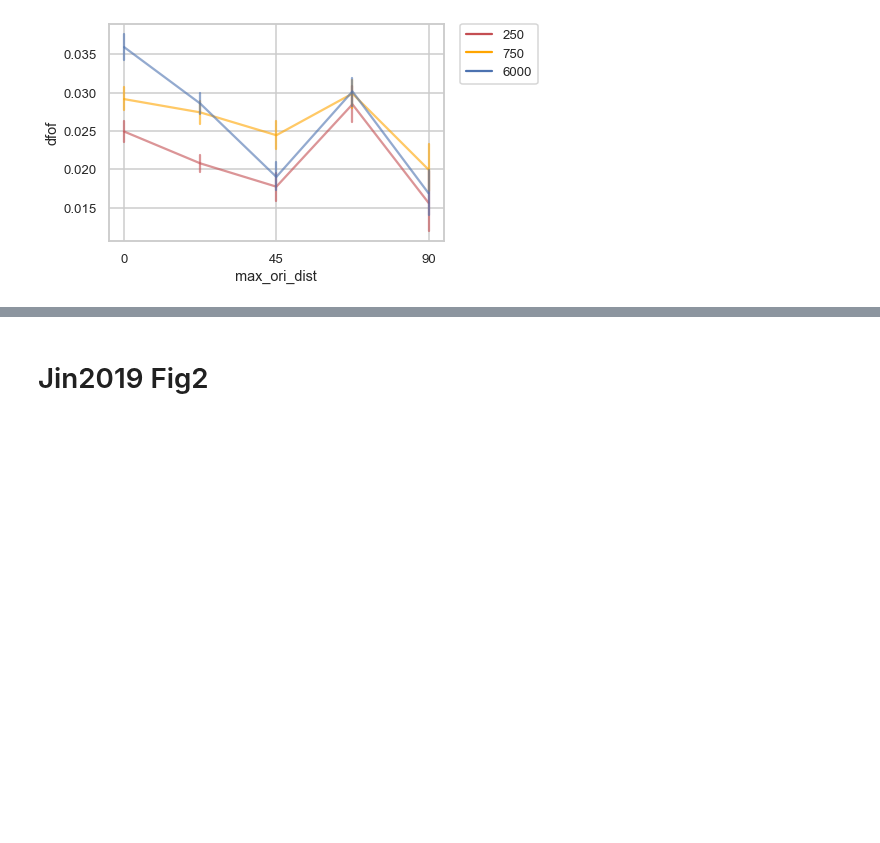
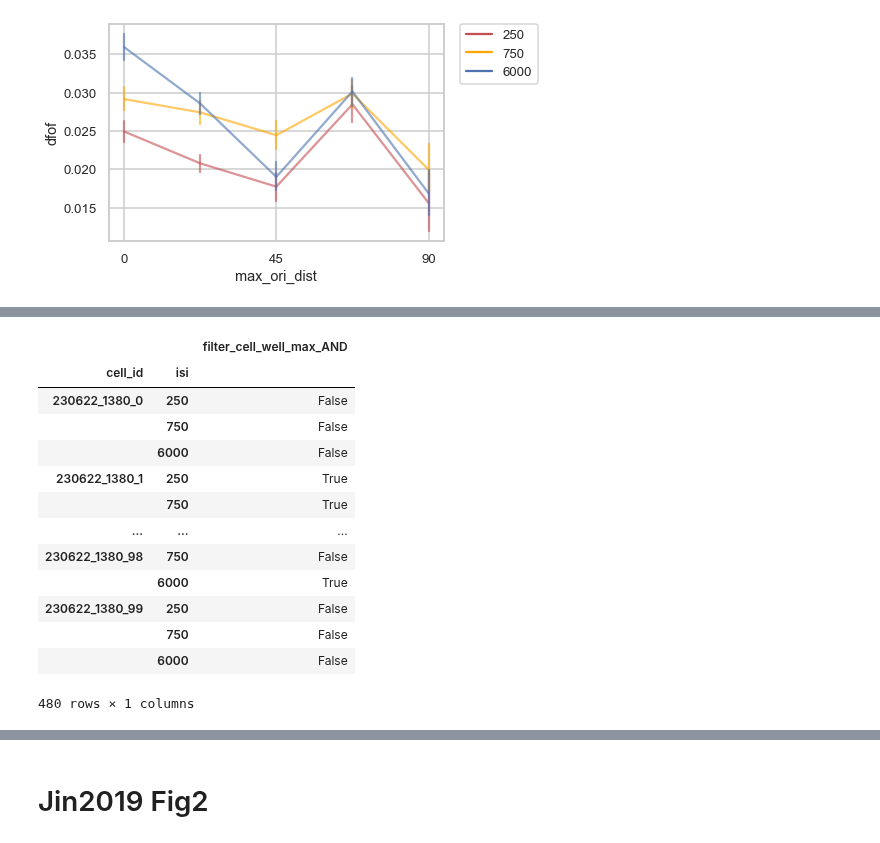
Before and after one commit to lanluo9/inter, a Jupyter notebook: scripts/ipynb/tuning_bias_multisess.ipynb, the cells around one changed output, grey strips where cells are left out. Cells and saved outputs as stored; diff of their text form; code cells hidden in the pictures; blank space fills up the shorter version.

```diff
--- a/scripts/ipynb/tuning_bias_multisess.ipynb
+++ b/scripts/ipynb/tuning_bias_multisess.ipynb
@@ -767,0 +796,27 @@ plt.legend(bbox_to_anchor=(1.05, 1), loc=2, borderaxespad=0.);
+# %%
+df_well_max_cond = df_well_max.groupby(['cell_id', 'isi']).first()
+# df_well_max_cond.filter_cell_well_max = df_well_max_cond.filter_cell_well_max.astype(int)
+df_well_max_cond
+
+df_well_max_noad = df_well_max.groupby(['cell_id', 'isi']).first().groupby(level=['cell_id']).transform('last')
+# df_well_max_noad.filter_cell_well_max = df_well_max_noad.filter_cell_well_max.astype(int)
+df_well_max_noad#.tail(6)
+
+df_well_max_ad = df_well_max_cond * df_well_max_noad # AND gate to get well_max for ad trials. bc we need tuning bias (diff between ad and noad tuning), we need both ad and noad well-max to be True in order to keep the cell
+df_well_max_ad.rename(columns={'filter_cell_well_max': 'filter_cell_well_max_AND'}, inplace=True)
+df_well_max_ad
+# %% [output]
+|  |  | filter_cell_well_max_AND |
+| cell_id | isi |  |
+| 230622_1380_0 | 250 | False |
+|  | 750 | False |
+|  | 6000 | False |
+| 230622_1380_1 | 250 | True |
+|  | 750 | True |
+| ... | ... | ... |
+| 230622_1380_98 | 750 | False |
+|  | 6000 | True |
+| 230622_1380_99 | 250 | False |
+|  | 750 | False |
+|  | 6000 | False |
+480 rows × 1 columns
```
Also changed, not shown: parts of 11 cells of this notebook.
